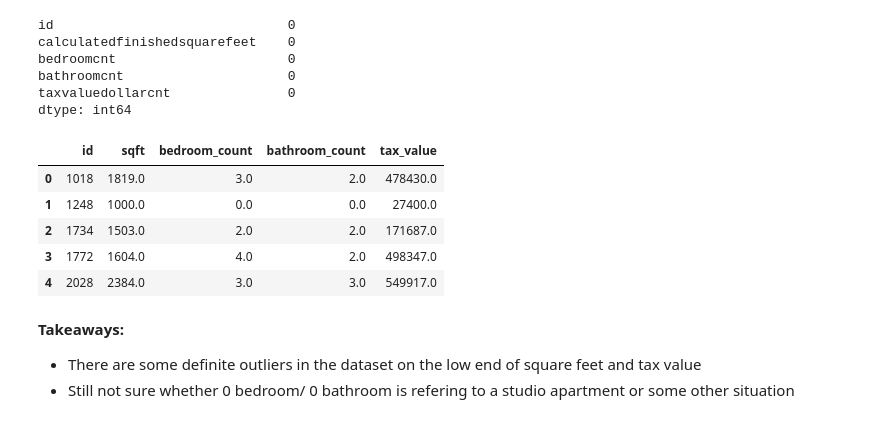
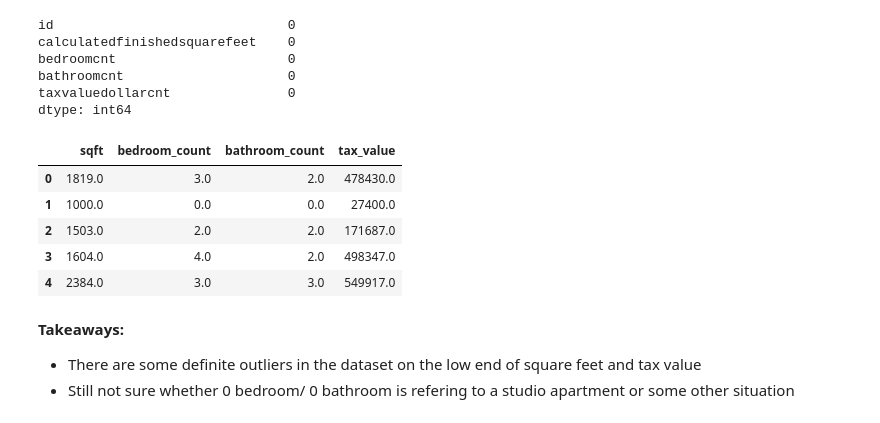
Before and after one commit to Bojado-Thompson/Estimating-Home-Values, a Jupyter notebook: Bojado_Notebook.ipynb, the cells around one changed output. Drawn from its saved outputs; the diff is of its cells as text; code cells hidden in the pictures.

```diff
--- a/Bojado_Notebook.ipynb
+++ b/Bojado_Notebook.ipynb
@@ -92,18 +93,22 @@ bathroomcnt                     0
 taxvaluedollarcnt               0
 dtype: int64
 # %%
+# Renaming columns
 df = df.rename(columns = {'calculatedfinishedsquarefeet':'sqft'})
 df = df.rename(columns = {'bedroomcnt':'bedroom_count'})
 df = df.rename(columns = {'bathroomcnt':'bathroom_count'})
 df = df.rename(columns = {'taxvaluedollarcnt':'tax_value'})
-df.head()
-# %% [output]
-|  | id | sqft | bedroom_count | bathroom_count | tax_value |
-| 0 | 1018 | 1819.0 | 3.0 | 2.0 | 478430.0 |
-| 1 | 1248 | 1000.0 | 0.0 | 0.0 | 27400.0 |
-| 2 | 1734 | 1503.0 | 2.0 | 2.0 | 171687.0 |
-| 3 | 1772 | 1604.0 | 4.0 | 2.0 | 498347.0 |
-| 4 | 2028 | 2384.0 | 3.0 | 3.0 | 549917.0 |
+# %%
+# Drop id column
+df = df.drop(columns='id')
+df.head()
+# %% [output]
+|  | sqft | bedroom_count | bathroom_count | tax_value |
+| 0 | 1819.0 | 3.0 | 2.0 | 478430.0 |
+| 1 | 1000.0 | 0.0 | 0.0 | 27400.0 |
+| 2 | 1503.0 | 2.0 | 2.0 | 171687.0 |
+| 3 | 1604.0 | 4.0 | 2.0 | 498347.0 |
+| 4 | 2384.0 | 3.0 | 3.0 | 549917.0 |
 # %% [markdown]
 <b>Takeaways: </b>
 - There are some definite outliers in the dataset on the low end of square feet and tax value
```
Also changed, not shown: parts of 4 cells of this notebook.
